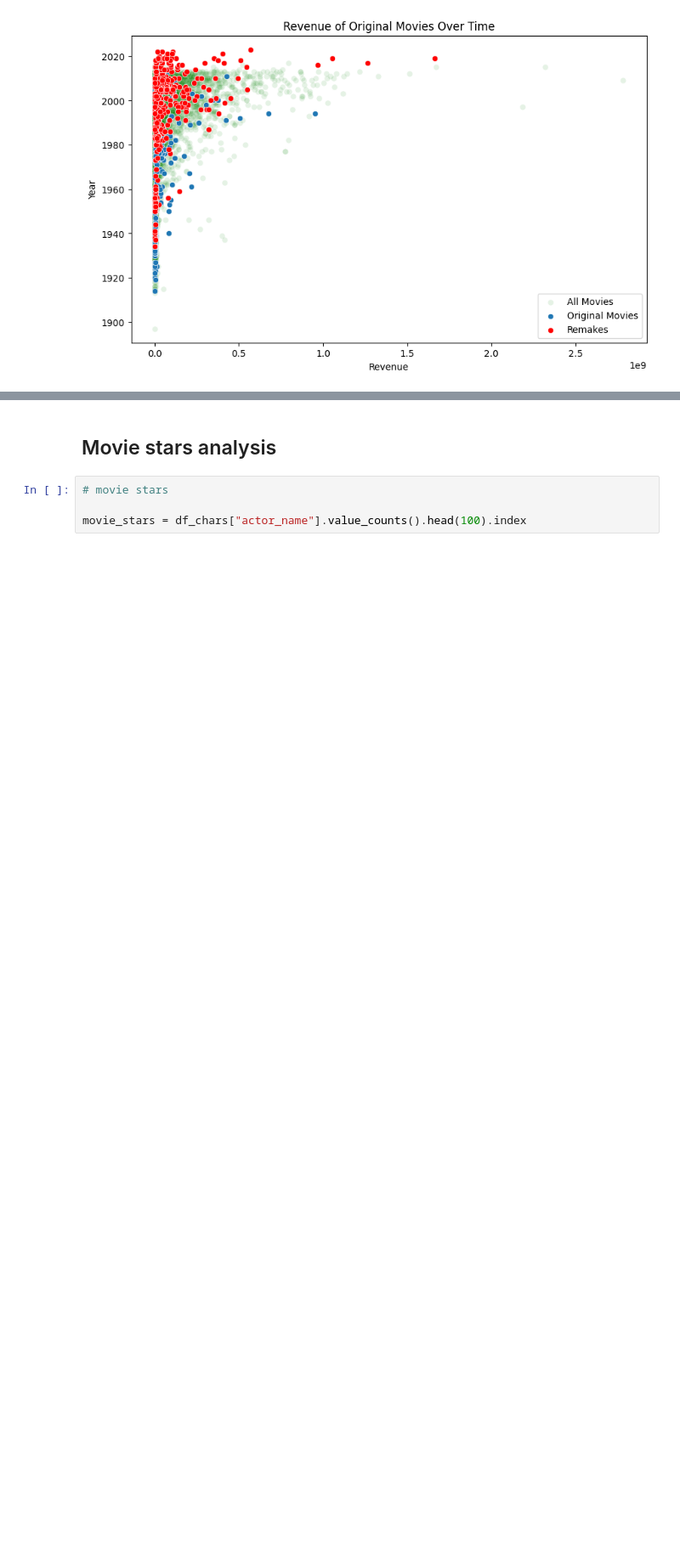
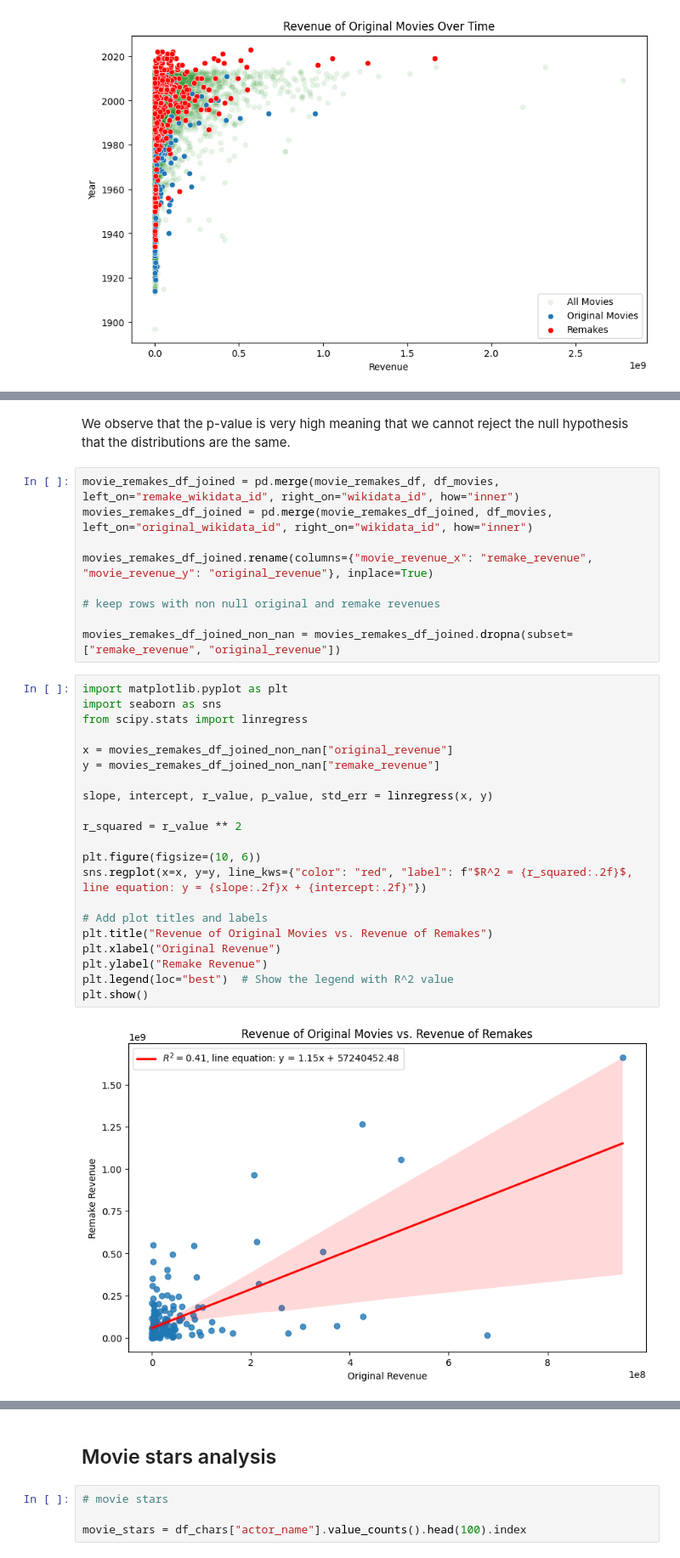
Before and after one commit to epfl-ada/ada-2024-project-madayam, a Jupyter notebook: src/main.ipynb, the cells around one changed output, grey strips where cells are left out. Shown at 85% size. Saved outputs shown, nothing was run; the diff lists cells and outputs as text; blank space fills up the shorter version.

```diff
--- a/src/main.ipynb
+++ b/src/main.ipynb
@@ -182,0 +139,34 @@ plt.show()
+# %% [markdown]
+We observe that the p-value is very high meaning that we cannot reject the null hypothesis that the distributions are the same.
+# %%
+movie_remakes_df_joined = pd.merge(movie_remakes_df, df_movies, left_on="remake_wikidata_id", right_on="wikidata_id", how="inner")
+movies_remakes_df_joined = pd.merge(movie_remakes_df_joined, df_movies, left_on="original_wikidata_id", right_on="wikidata_id", how="inner")
+
+movies_remakes_df_joined.rename(columns={"movie_revenue_x": "remake_revenue", "movie_revenue_y": "original_revenue"}, inplace=True)
+
+# keep rows with non null original and remake revenues
+
+movies_remakes_df_joined_non_nan = movies_remakes_df_joined.dropna(subset=["remake_revenue", "original_revenue"])
+# %%
+import matplotlib.pyplot as plt
+import seaborn as sns
+from scipy.stats import linregress
+
+x = movies_remakes_df_joined_non_nan["original_revenue"]
+y = movies_remakes_df_joined_non_nan["remake_revenue"]
+
+slope, intercept, r_value, p_value, std_err = linregress(x, y)
+
+r_squared = r_value ** 2
+
+plt.figure(figsize=(10, 6))
+sns.regplot(x=x, y=y, line_kws={"color": "red", "label": f"$R^2 = {r_squared:.2f}$, line equation: y = {slope:.2f}x + {intercept:.2f}"})
+
+# Add plot titles and labels
+plt.title("Revenue of Original Movies vs. Revenue of Remakes")
+plt.xlabel("Original Revenue")
+plt.ylabel("Remake Revenue")
+plt.legend(loc="best")  # Show the legend with R^2 value
+plt.show()
+# %% [output]
+[figure, added]
```
Also changed, not shown: parts of 22 cells of this notebook.
